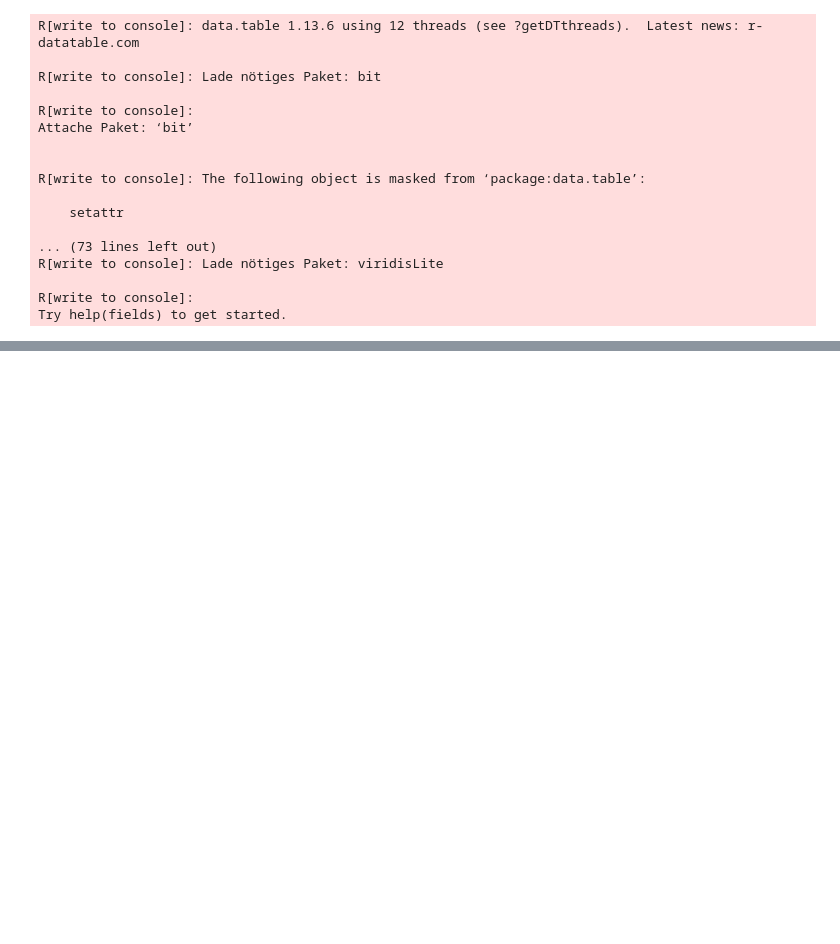
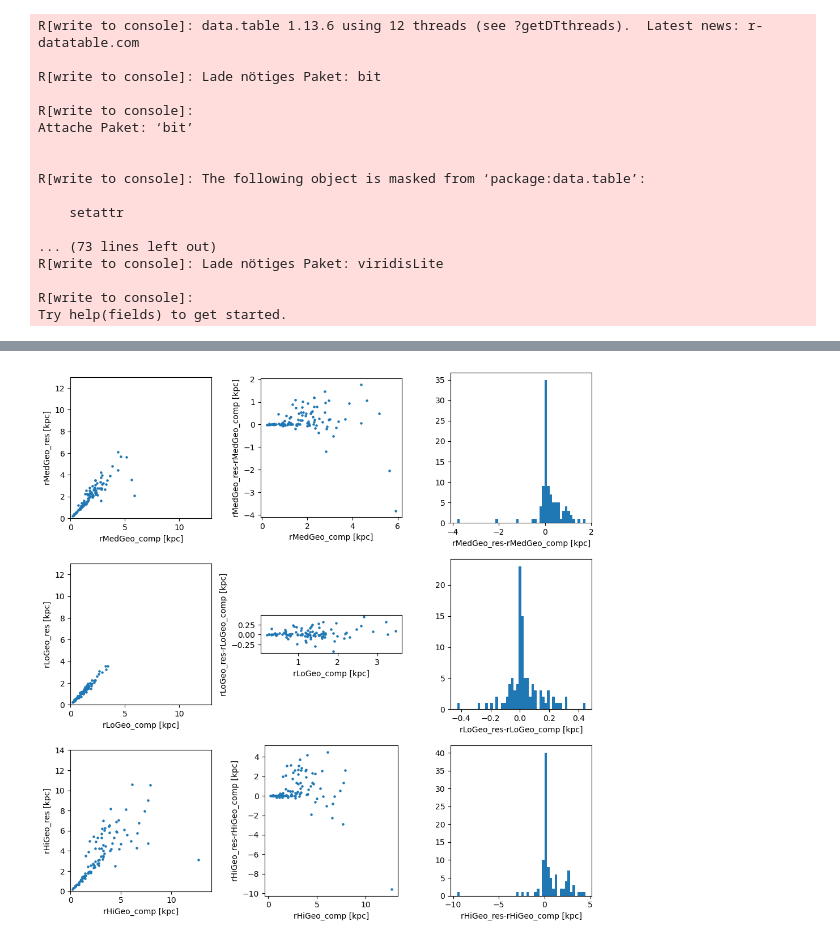
Before and after one commit to ElisaHaas25/Kinegeometric-Distance-Estimation, a Jupyter notebook: test_sampling.ipynb, the cells around one changed output, grey strips where cells are left out. Cells and saved outputs as stored; diff of their text form; code cells hidden in the pictures; blank space fills up the shorter version.

```diff
--- a/test_sampling.ipynb
+++ b/test_sampling.ipynb
@@ -458,0 +981,66 @@ Cov_rv_dec [kpc km/s]:  1.5974890131215282
+# %%
+# plot comparison plots of Geo distance estimation
+
+fig,ax = plt.subplots(3,3,figsize=(10,10))
+
+# plot  comparison, _res indicates the results from this notebook, _comp indicates comparison data
+
+# rMedGeo
+
+ax[0,0].scatter(comp_data[:,1]/1e3, results[:,1],s=5)
+ax[0,0].set_ylabel('rMedGeo_res [kpc]')
+ax[0,0].set_xlabel('rMedGeo_comp [kpc]')
+ax[0,0].set_aspect('equal')
+ax[0,0].set_ylim(0,13)
+ax[0,0].set_xlim(0,13)
+
+ax[0,1].scatter(comp_data[:,1]/1e3, results[:,1]-comp_data[:,1]/1e3,s=5)
+ax[0,1].set_ylabel('rMedGeo_res-rMedGeo_comp [kpc]')
+ax[0,1].set_xlabel('rMedGeo_comp [kpc]')
+ax[0,1].set_aspect('equal')
+
+ax[0,2].hist(results[:,1]-comp_data[:,1]/1e3,bins=50)
+ax[0,2].set_xlabel('rMedGeo_res-rMedGeo_comp [kpc]')
+
+
+
+#rLoKinogeo
+
+ax[1,0].scatter(comp_data[:,2]/1e3 ,results[:,2],s=5)
+ax[1,0].set_ylabel('rLoGeo_res [kpc]')
+ax[1,0].set_xlabel('rLoGeo_comp [kpc]')
+ax[1,0].set_aspect('equal')
+ax[1,0].set_ylim(0,13)
+ax[1,0].set_xlim(0,13)
+
+ax[1,1].scatter(comp_data[:,2]/1e3, results[:,2]-comp_data[:,2]/1e3,s=5)
+ax[1,1].set_ylabel('rLoGeo_res-rLoGeo_comp [kpc]')
+ax[1,1].set_xlabel('rLoGeo_comp [kpc]')
+ax[1,1].set_aspect('equal')
+
+ax[1,2].hist(results[:,2]-comp_data[:,2]/1e3,bins=50)
+ax[1,2].set_xlabel('rLoGeo_res-rLoGeo_comp [kpc]')
+
+
+
+#rHiKinogeo
+
+ax[2,0].scatter(comp_data[:,3]/1e3, results[:,3],s=5)
+ax[2,0].set_ylabel('rHiGeo_res [kpc]')
+ax[2,0].set_xlabel('rHiGeo_comp [kpc]')
+ax[2,0].set_aspect('equal')
+ax[2,0].set_ylim(0,14)
+ax[2,0].set_xlim(0,14)
+
+ax[2,1].scatter(comp_data[:,3]/1e3, results[:,3]-comp_data[:,3]/1e3,s=5)
+ax[2,1].set_ylabel('rHiGeo_res-rHiGeo_comp [kpc]')
+ax[2,1].set_xlabel('rHiGeo_comp [kpc]')
+ax[2,1].set_aspect('equal')
+
+ax[2,2].hist(results[:,3]-comp_data[:,3]/1e3,bins=50)
+ax[2,2].set_xlabel('rHiGeo_res-rHiGeo_comp [kpc]')
+
+
+plt.tight_layout()
+# %% [output]
+[figure, added]
```
Also changed, not shown: parts of 26 cells of this notebook, 1 other file.
